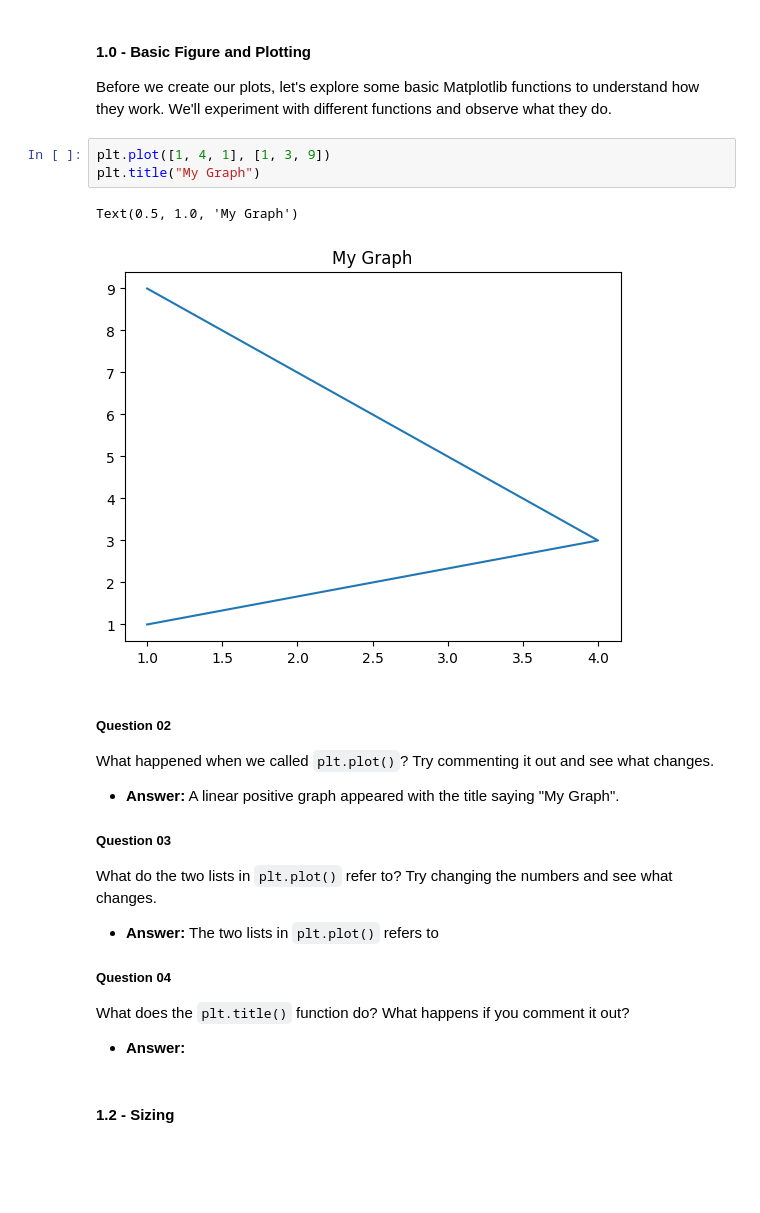
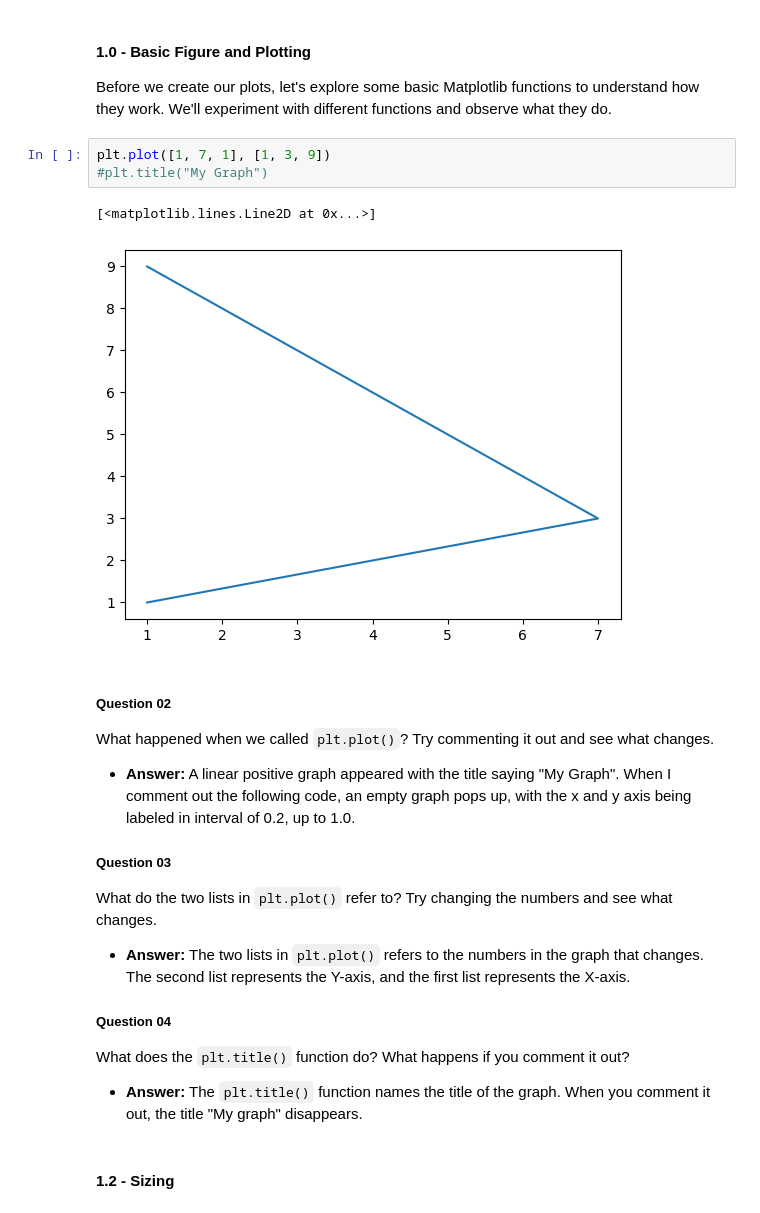
Before and after one commit to sugaazz1/unit-3-ai, a Jupyter notebook: 02-intro/intro-to-notebooks.ipynb, the cells around one changed output. Drawn from its saved outputs; the diff is of its cells as text; blank space fills up the shorter version.

```diff
--- a/02-intro/intro-to-notebooks.ipynb
+++ b/02-intro/intro-to-notebooks.ipynb
@@ -132,23 +132,23 @@ Matplotlib is building the font cache; this may take a moment.
 #### 1.0 - Basic Figure and Plotting
 Before we create our plots, let's explore some basic Matplotlib functions to understand how they work. We'll experiment with different functions and observe what they do.
 # %%
-plt.plot([1, 4, 1], [1, 3, 9])
-plt.title("My Graph")
+plt.plot([1, 7, 1], [1, 3, 9])
+#plt.title("My Graph")
 # %% [output]
-Text(0.5, 1.0, 'My Graph')
+[<matplotlib.lines.Line2D at 0x...>]
-[figure, old version]
+[figure, new version]
 # %% [markdown]
 ##### Question 02
 What happened when we called `plt.plot()`? Try commenting it out and see what changes.
-- **Answer:** A linear positive graph appeared with the title saying "My Graph".
+- **Answer:** A linear positive graph appeared with the title saying "My Graph". When I comment out the following code, an empty graph pops up, with the x and y axis being labeled in interval of 0.2, up to 1.0.
 
 ##### Question 03
 What do the two lists in `plt.plot()` refer to? Try changing the numbers and see what changes.
-- **Answer:** The two lists in `plt.plot()` refers to
+- **Answer:** The two lists in `plt.plot()` refers to the numbers in the graph that changes. The second list represents the Y-axis, and the first list represents the X-axis.
 
 ##### Question 04
 What does the `plt.title()` function do? What happens if you comment it out?
-- **Answer:**
+- **Answer:** The `plt.title()` function names the title of the graph. When you comment it out, the title "My graph" disappears.
 # %% [markdown]
 #### 1.2 - Sizing
 # %%
```
Also changed, not shown: parts of 8 cells of this notebook.
